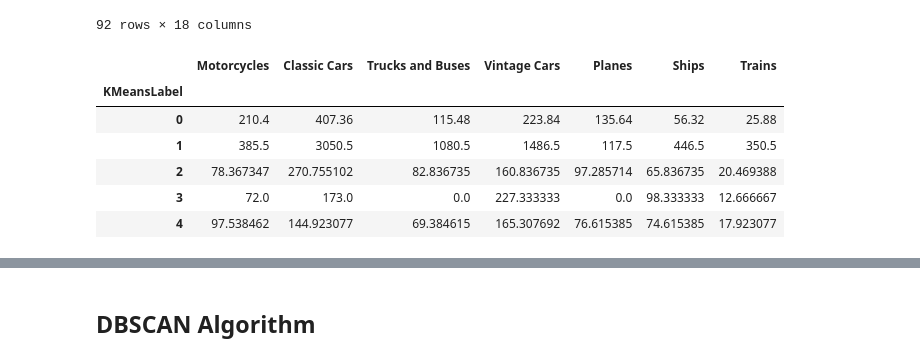
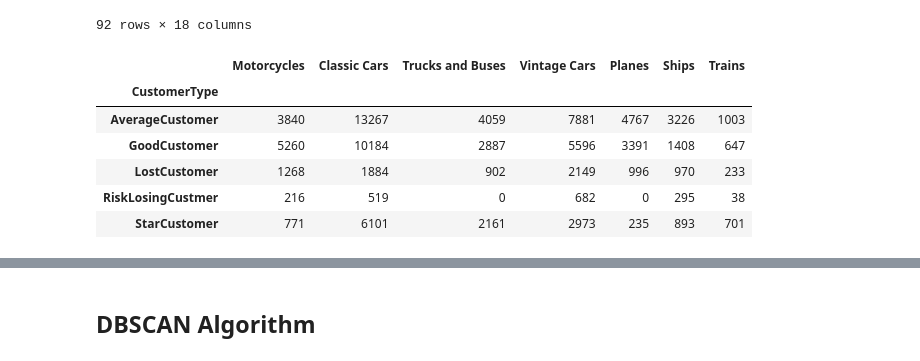
Before and after one commit to cgn00/Customer_Segmentation, a Jupyter notebook: customer_segmentation.ipynb, the cells around one changed output, grey strips where cells are left out. Cells and saved outputs as stored; diff of their text form; code cells hidden in the pictures.

```diff
--- a/customer_segmentation.ipynb
+++ b/customer_segmentation.ipynb
@@ -878,16 +878,16 @@ customer_df
 | giftsbymail.co.uk | 197 | 1.0 | 51334.16 | 623.0 | UK | Cowes | ... |
 92 rows × 18 columns
 # %%
-product_line_df["KMeansLabel"] = customer_df["KMeansLabel"]
-product_line_df.groupby(by="KMeansLabel").mean()
+product_line_df["CustomerType"] = customer_df["CustomerType"]
+product_line_df.groupby(by="CustomerType").sum()
 # %% [output]
 |  | Motorcycles | Classic Cars | Trucks and Buses | Vintage Cars | Planes | Ships | Trains |
-| KMeansLabel |  |  |  |  |  |  |  |
-| 0 | 210.4 | 407.36 | 115.48 | 223.84 | 135.64 | 56.32 | 25.88 |
-| 1 | 385.5 | 3050.5 | 1080.5 | 1486.5 | 117.5 | 446.5 | 350.5 |
-| 2 | 78.367347 | 270.755102 | 82.836735 | 160.836735 | 97.285714 | 65.836735 | 20.469388 |
-| 3 | 72.0 | 173.0 | 0.0 | 227.333333 | 0.0 | 98.333333 | 12.666667 |
-| 4 | 97.538462 | 144.923077 | 69.384615 | 165.307692 | 76.615385 | 74.615385 | 17.923077 |
+| CustomerType |  |  |  |  |  |  |  |
+| AverageCustomer | 3840 | 13267 | 4059 | 7881 | 4767 | 3226 | 1003 |
+| GoodCustomer | 5260 | 10184 | 2887 | 5596 | 3391 | 1408 | 647 |
+| LostCustomer | 1268 | 1884 | 902 | 2149 | 996 | 970 | 233 |
+| RiskLosingCustmer | 216 | 519 | 0 | 682 | 0 | 295 | 38 |
+| StarCustomer | 771 | 6101 | 2161 | 2973 | 235 | 893 | 701 |
 # %%
 cluster_label = 2
 sns.histplot(data=product_line_df[product_line_df["KMeansLabel"]==cluster_label], x="Classic Cars")
```
Also changed, not shown: parts of 8 cells of this notebook.
